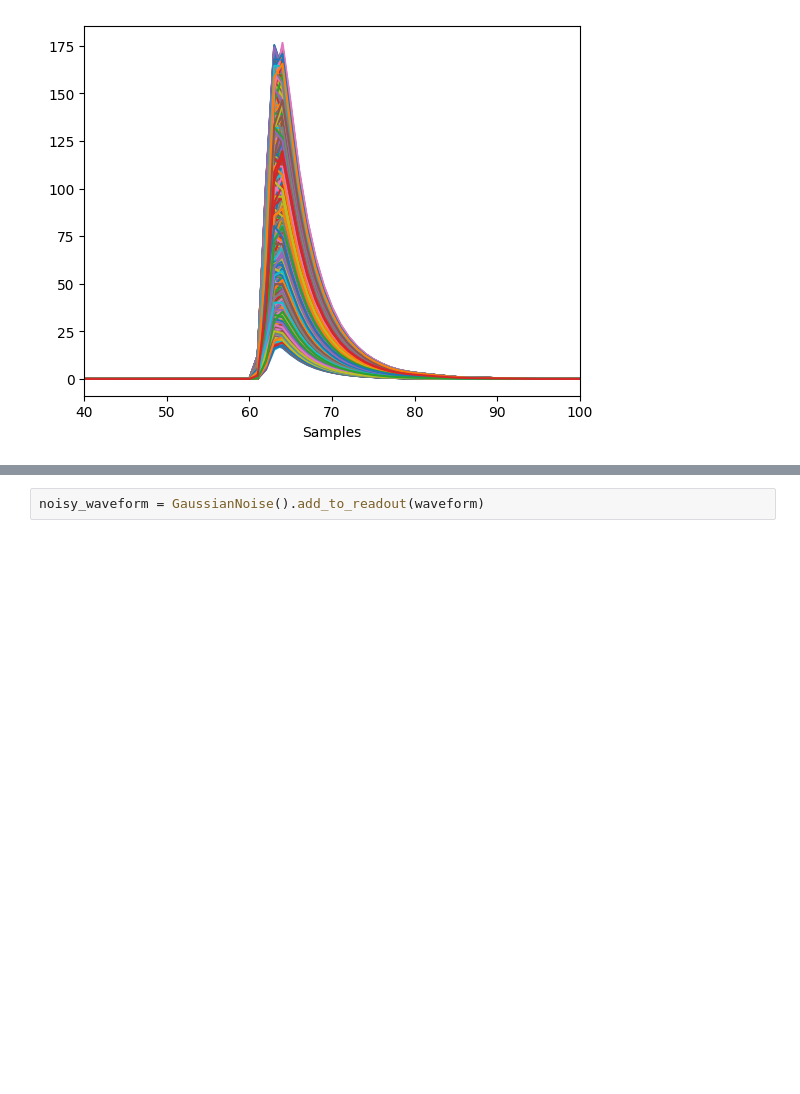
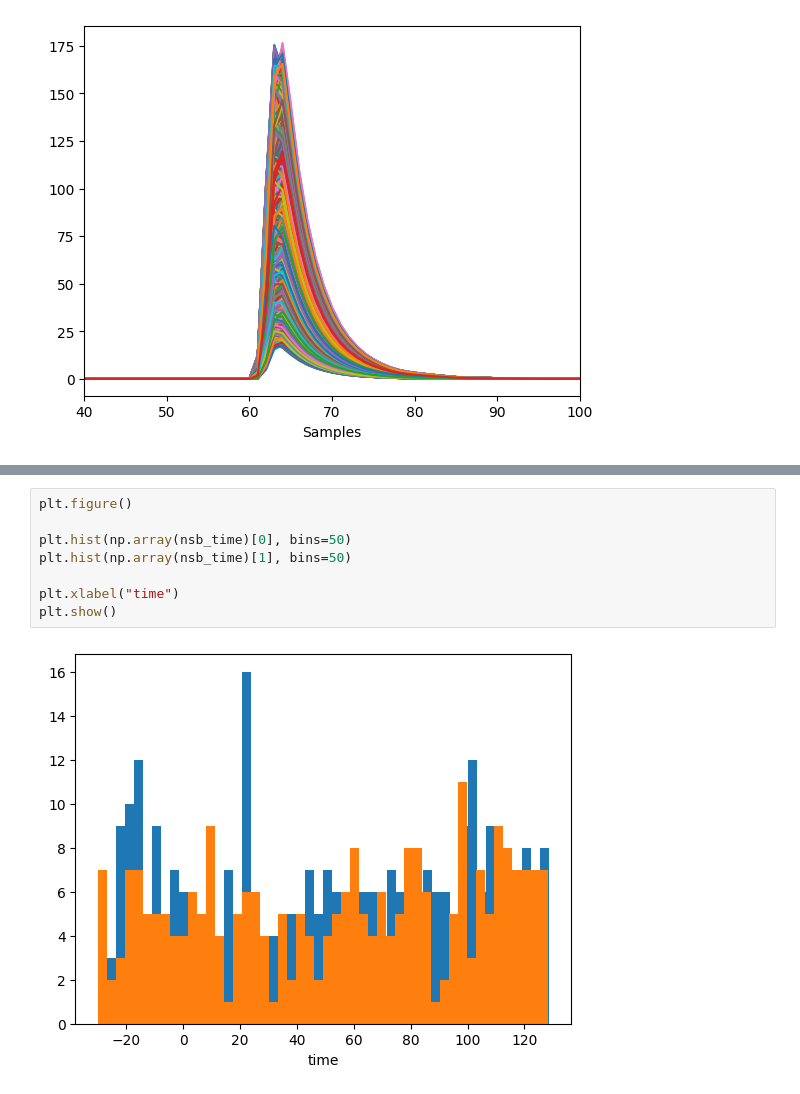
Before and after one commit to clara-escanuela/flashcam-simulation, a Jupyter notebook: tutorials/noise.ipynb, the cells around one changed output, grey strips where cells are left out. Cells and saved outputs as stored; diff of their text form; blank space fills up the shorter version.

```diff
--- a/tutorials/noise.ipynb
+++ b/tutorials/noise.ipynb
@@ -39,3 +42,11 @@ plt.show()
-# %%
-noisy_waveform = GaussianNoise().add_to_readout(waveform)
+# %%
+plt.figure()
+
+plt.hist(np.array(nsb_time)[0], bins=50)
+plt.hist(np.array(nsb_time)[1], bins=50)
+
+plt.xlabel("time")
+plt.show()
+# %% [output]
+[figure, added]
 # %%
```
Also changed, not shown: parts of 16 cells of this notebook, 3 other files.
